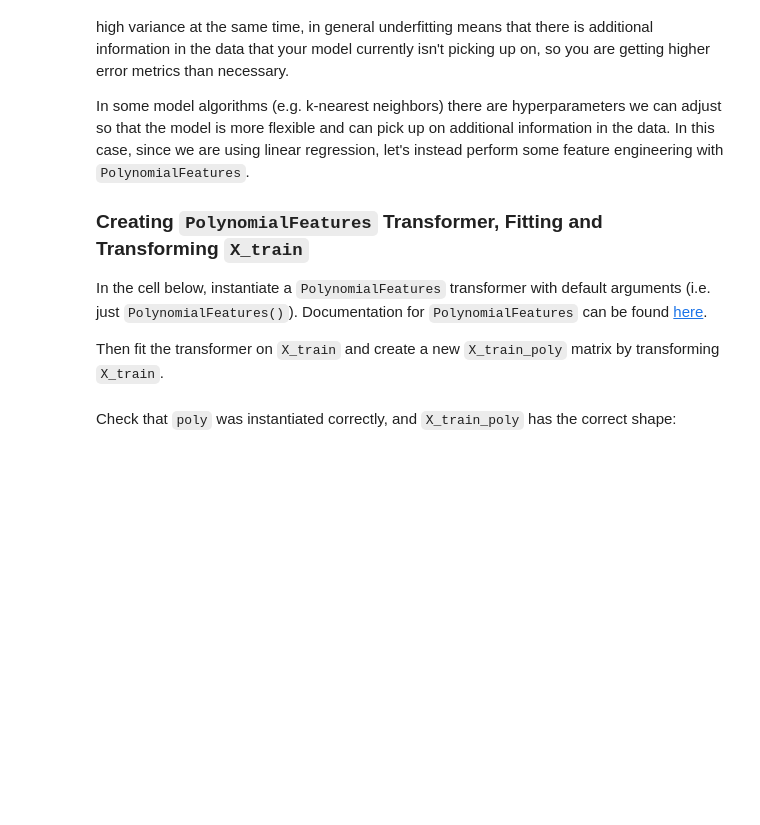
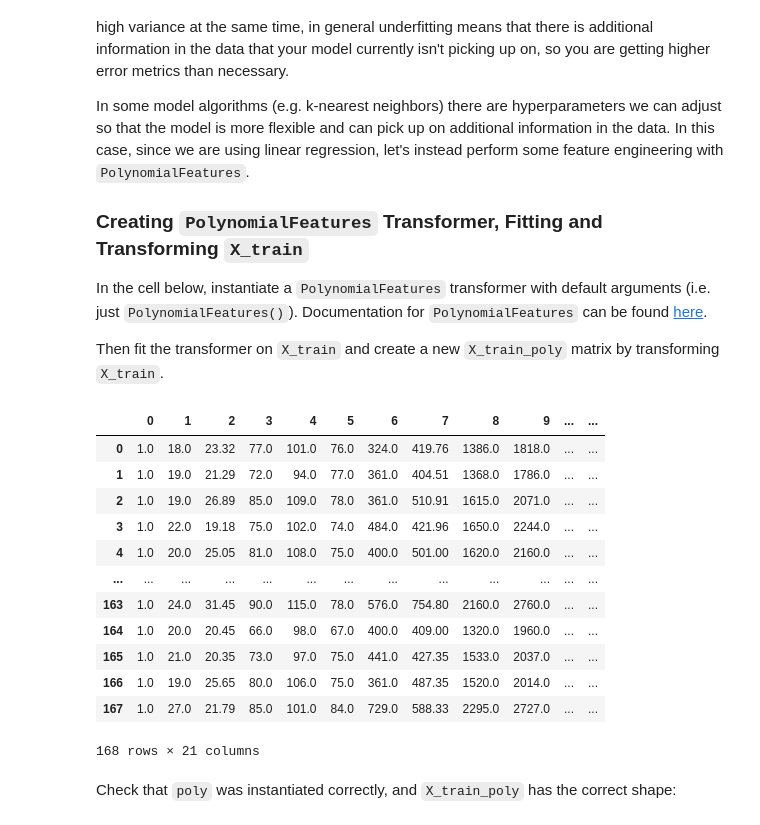
Before and after one commit to leksea/dsc-ml-fundamentals-lab, a Jupyter notebook: index.ipynb, the cells around one changed output. Drawn from its saved outputs; the diff is of its cells as text; code cells hidden in the pictures; folded sections open; blank space fills up the shorter version.

```diff
--- a/index.ipynb
+++ b/index.ipynb
@@ -152,12 +152,11 @@ In the cell below, import `train_test_split` from scikit-learn ([documentation h
 Then create variables `X_train`, `X_test`, `y_train`, and `y_test` using `train_test_split` with `X`, `y`, and `random_state=2021`.
 # %%
 # Replace None with appropriate code
-
+from sklearn.model_selection import train_test_split
 # Import the relevant function
-None
 
 # Create train and test data using random_state=2021
-None, None, None, None = None
+X_train, X_test, y_train, y_test = train_test_split(X, y, random_state=2021)
 # %% [markdown]
 Make sure that the assert statements pass:
 # %%
@@ -180,10 +179,11 @@ In the cell below, instantiate a `LinearRegression` model and assign it to the v
 # Replace None with appropriate code
 
 # Import the relevant class
-None
+from sklearn.linear_model import LinearRegression
+
 
 # Instantiate a linear regression model
-baseline_model = None
+baseline_model = LinearRegression()
 # %% [markdown]
 Make sure the assert passes:
 # %%
@@ -201,3 +201,4 @@ If you are getting `NameError: name 'LinearRegression' is not defined`, make sur
 In the cell below, fit the model on `X_train` and `y_train`:
 # %%
 # Your code here
+baseline_model.fit(X_train, y_train)
@@ -295,17 +302,31 @@ Then fit the transformer on `X_train` and create a new `X_train_poly` matrix by
 # %%
 # Replace None with appropriate code
 
 # Import the relevant class
-None
+from sklearn.preprocessing import PolynomialFeatures
 
 # Instantiate polynomial features transformer
-poly = None
+poly = PolynomialFeatures()
 
 # Fit transformer on entire X_train
-None
 
 # Create transformed data matrix by transforming X_train
-X_train_poly = None
+X_train_poly = pd.DataFrame(poly.fit_transform(X_train))
+X_train_poly
+# %% [output]
+|  | 0 | 1 | 2 | 3 | 4 | 5 | 6 | 7 | 8 | 9 | ... | ... |
+| 0 | 1.0 | 18.0 | 23.32 | 77.0 | 101.0 | 76.0 | 324.0 | 419.76 | 1386.0 | 1818.0 | ... | ... |
+| 1 | 1.0 | 19.0 | 21.29 | 72.0 | 94.0 | 77.0 | 361.0 | 404.51 | 1368.0 | 1786.0 | ... | ... |
+| 2 | 1.0 | 19.0 | 26.89 | 85.0 | 109.0 | 78.0 | 361.0 | 510.91 | 1615.0 | 2071.0 | ... | ... |
+| 3 | 1.0 | 22.0 | 19.18 | 75.0 | 102.0 | 74.0 | 484.0 | 421.96 | 1650.0 | 2244.0 | ... | ... |
+| 4 | 1.0 | 20.0 | 25.05 | 81.0 | 108.0 | 75.0 | 400.0 | 501.00 | 1620.0 | 2160.0 | ... | ... |
+| ... | ... | ... | ... | ... | ... | ... | ... | ... | ... | ... | ... | ... |
+| 163 | 1.0 | 24.0 | 31.45 | 90.0 | 115.0 | 78.0 | 576.0 | 754.80 | 2160.0 | 2760.0 | ... | ... |
+| 164 | 1.0 | 20.0 | 20.45 | 66.0 | 98.0 | 67.0 | 400.0 | 409.00 | 1320.0 | 1960.0 | ... | ... |
+| 165 | 1.0 | 21.0 | 20.35 | 73.0 | 97.0 | 75.0 | 441.0 | 427.35 | 1533.0 | 2037.0 | ... | ... |
+| 166 | 1.0 | 19.0 | 25.65 | 80.0 | 106.0 | 75.0 | 361.0 | 487.35 | 1520.0 | 2014.0 | ... | ... |
+| 167 | 1.0 | 27.0 | 21.79 | 85.0 | 101.0 | 84.0 | 729.0 | 588.33 | 2295.0 | 2727.0 | ... | ... |
+168 rows × 21 columns
 # %% [markdown]
 Check that `poly` was instantiated correctly, and `X_train_poly` has the correct shape:
 # %%
```
Also changed, not shown: parts of 20 cells of this notebook.
